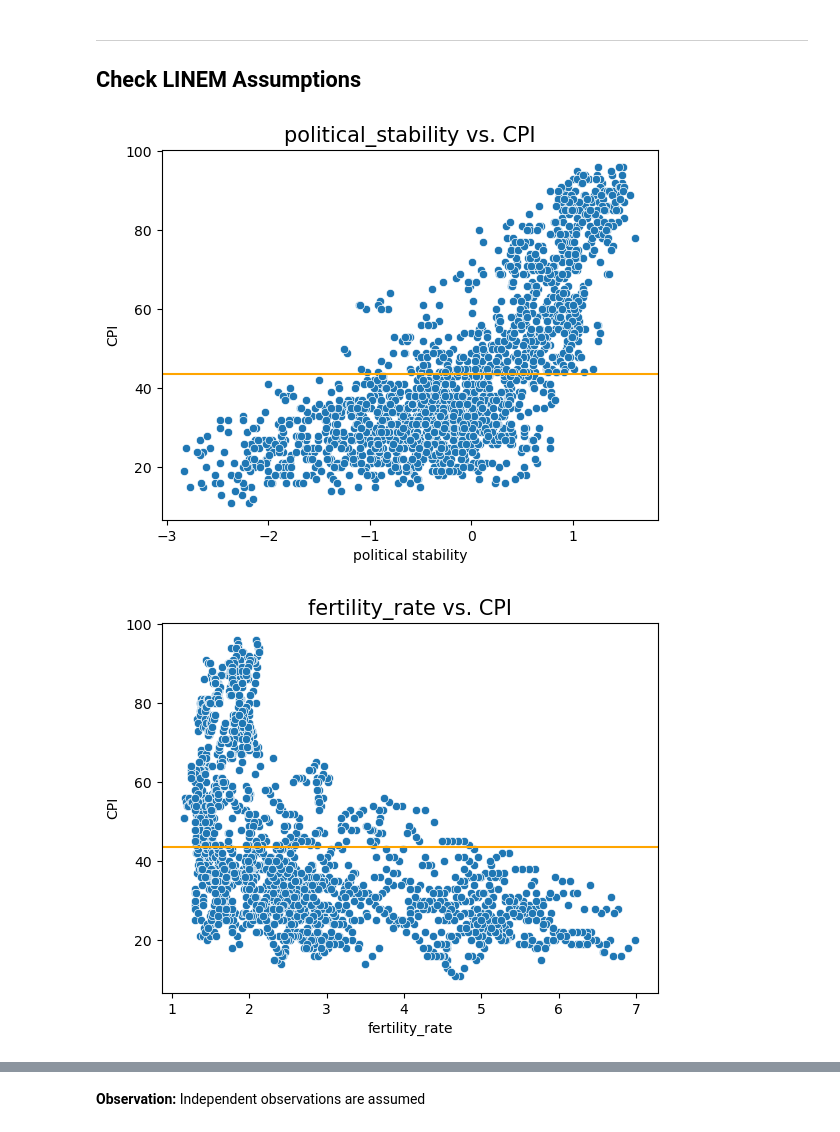
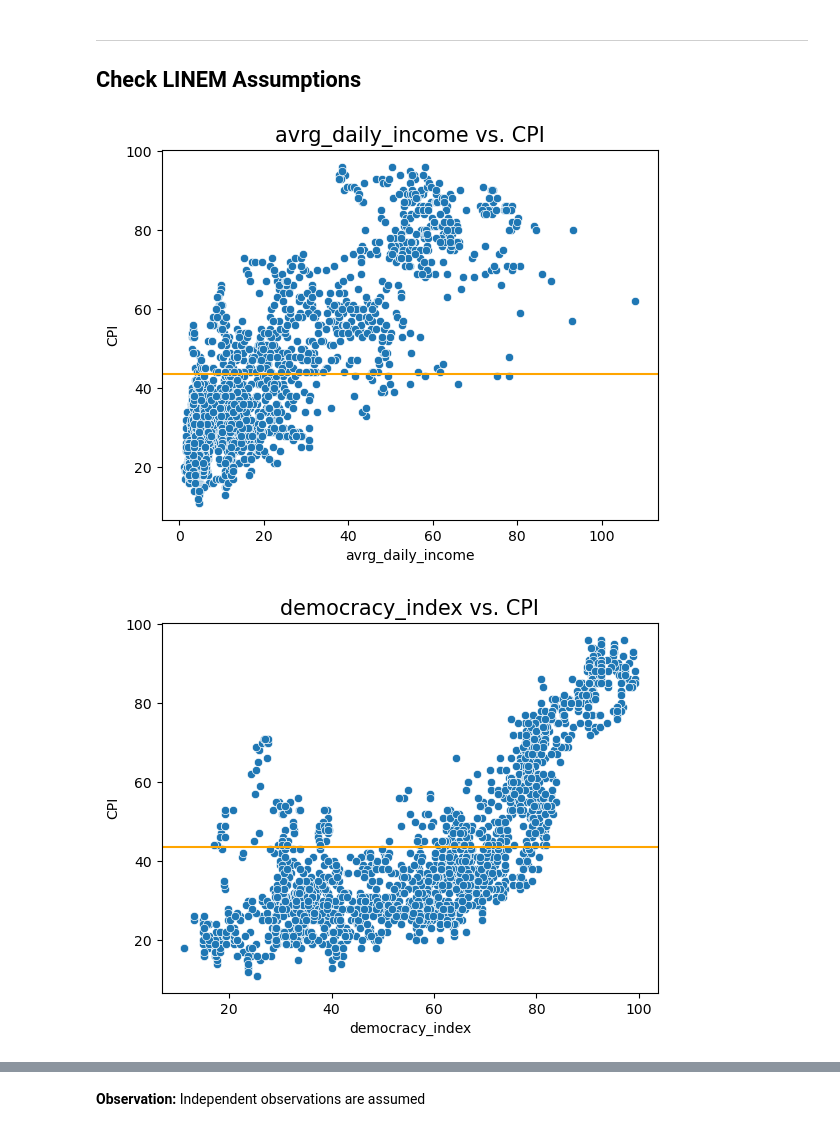
Before and after one commit to malfii/carbon-emission, a Jupyter notebook: data_collection.ipynb, the cells around one changed output, grey strips where cells are left out. Saved outputs shown, nothing was run; the diff lists cells and outputs as text; code cells hidden in the pictures.

```diff
--- a/data_collection.ipynb
+++ b/data_collection.ipynb
@@ -477,25 +491,25 @@ coef_df.round(3).sort_values(by = 'df_nonull_droptop_highcorr', ascending = Fals
 # %%
 # Check Linearity:  check linearity of 3 most CPI correlated features with base model in orange
 
-sns.scatterplot(x = "political_stability",
+sns.scatterplot(x = "avrg_daily_income",
                 y = "CPI",
                 data = df_corr_droptop_highcorr)
-plt.title('political_stability vs. CPI', size = 15)
-plt.xlabel('political stability', size = 10)
+plt.title('avrg_daily_income vs. CPI', size = 15)
+plt.xlabel('avrg_daily_income', size = 10)
 plt.ylabel('CPI', size = 10)
 
 plt.axhline(y = (df_corr_droptop_highcorr['CPI'].mean()), color = 'orange');
 # %% [output]
-[figure, old version]
+[figure, new version]
 # %%
-sns.scatterplot(x = "fertility_rate",
+sns.scatterplot(x = "democracy_index",
                 y = "CPI",
                 data = df_corr_droptop_highcorr)
-plt.title('fertility_rate vs. CPI', size = 15)
-plt.xlabel('fertility_rate', size = 10)
+plt.title('democracy_index vs. CPI', size = 15)
+plt.xlabel('democracy_index', size = 10)
 plt.ylabel('CPI', size = 10)
 
 plt.axhline(y = (df_corr_droptop_highcorr['CPI'].mean()), color = 'orange');
 # %% [output]
-[figure, old version]
+[figure, new version]
 # %%
```
Also changed, not shown: parts of 9 cells of this notebook, 3 other files.
